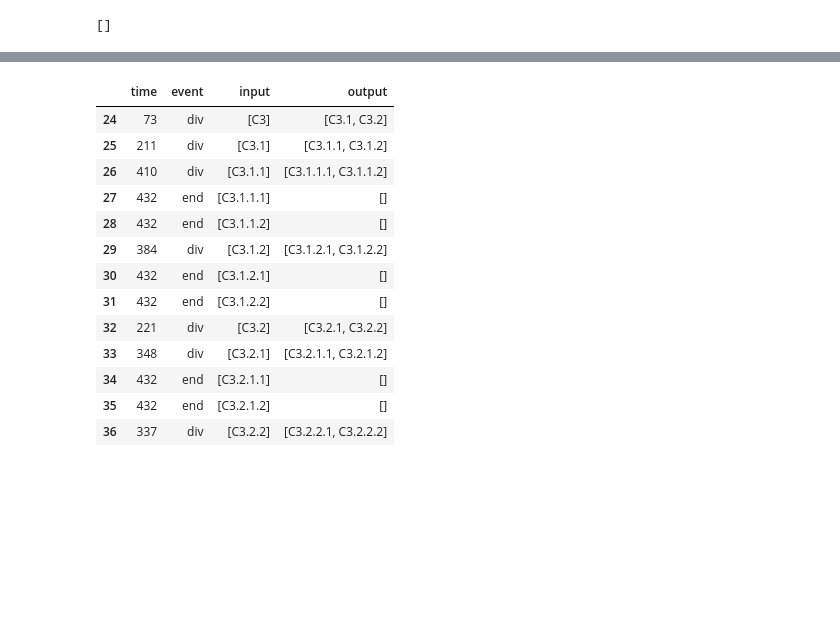
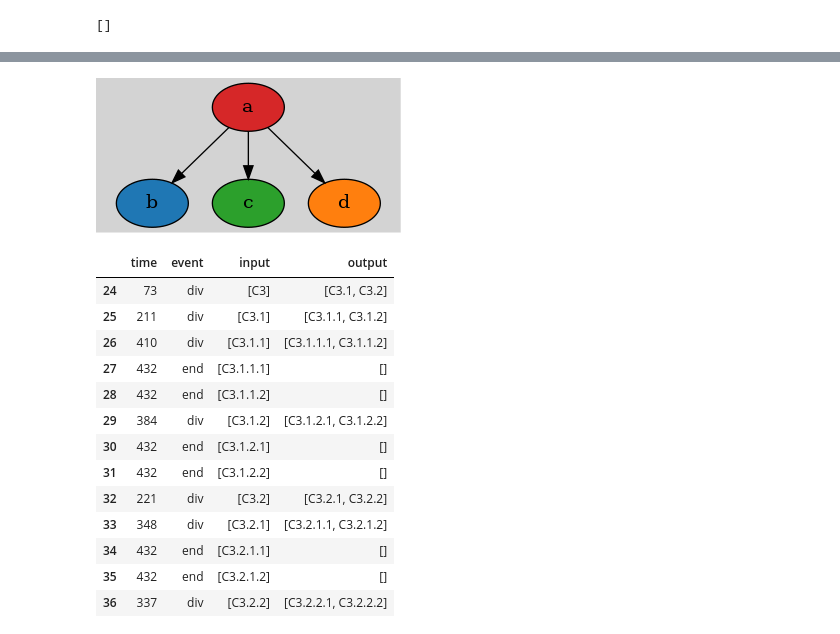
Before and after one commit to Valentin-Molina/ecn_radiobiology, a Jupyter notebook: notebook/Valentin_arbres.ipynb, the cells around one changed output, grey strips where cells are left out. Drawn from its saved outputs; the diff is of its cells as text; code cells hidden in the pictures; blank space fills up the shorter version.

```diff
--- a/notebook/Valentin_arbres.ipynb
+++ b/notebook/Valentin_arbres.ipynb
@@ -130,3 +131,18 @@ draw(g1)
+# %%
+dotSrc = """digraph {
+    graph [pad="0.212,0.055" bgcolor=lightgray]
+    node [style=filled]
+    a [fillcolor="#d62728" pos="0,0!"]
+    b [fillcolor="#1f77b4" pos="0,1!"]
+    c [fillcolor="#2ca02c" pos="2,2!"]
+    d [fillcolor="#ff7f0e" pos="-1,0!"]
+    a -> b
+    a -> c
+    a -> d
+  }"""
+draw(dotSrc)
+# %% [output]
+[figure, added]
 # %%
 def f(row, root):
     for c in row.input :
```
Also changed, not shown: parts of 1 cell of this notebook, 1 other file.
